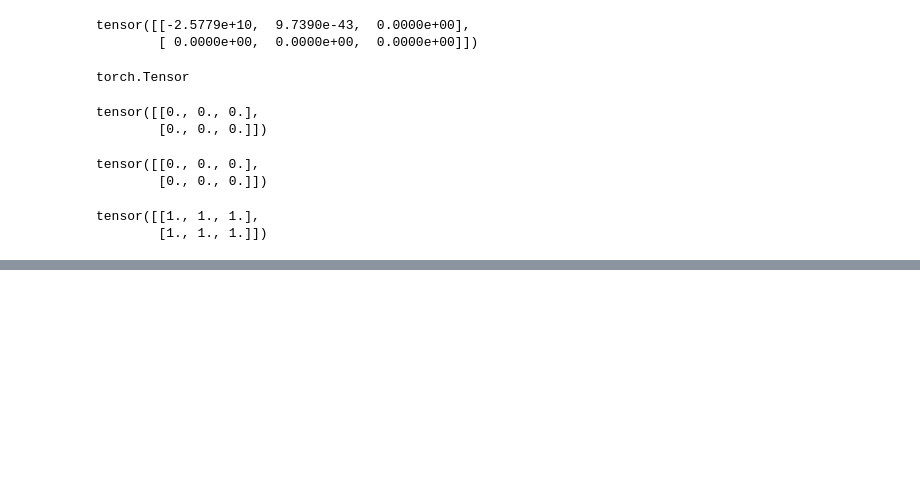
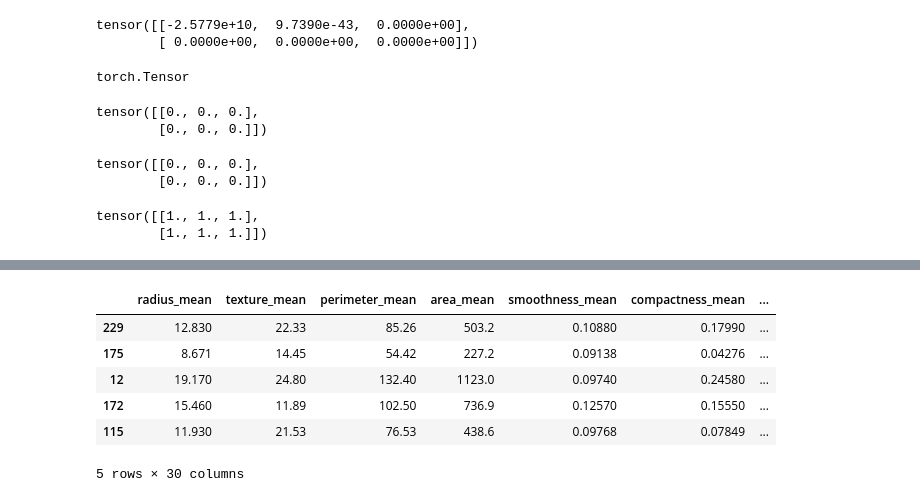
Before and after one commit to ajinkyaabhang/genai_bootcamp, a Jupyter notebook: pytorch.ipynb, the cells around one changed output, grey strips where cells are left out. Saved outputs shown, nothing was run; the diff lists cells and outputs as text; code cells hidden in the pictures; blank space fills up the shorter version.

Commit message:
training with pytorch

```diff
--- a/pytorch.ipynb
+++ b/pytorch.ipynb
@@ -36,0 +667,13 @@ tensor([[1., 1., 1.],
+# %%
+
+X_train, X_test, y_train, y_test = train_test_split(data.iloc[:, 1:], data.iloc[:, 0], test_size=0.2)
+# %%
+X_train.head()
+# %% [output]
+|  | radius_mean | texture_mean | perimeter_mean | area_mean | smoothness_mean | compactness_mean | ... |
+| 229 | 12.830 | 22.33 | 85.26 | 503.2 | 0.10880 | 0.17990 | ... |
+| 175 | 8.671 | 14.45 | 54.42 | 227.2 | 0.09138 | 0.04276 | ... |
+| 12 | 19.170 | 24.80 | 132.40 | 1123.0 | 0.09740 | 0.24580 | ... |
+| 172 | 15.460 | 11.89 | 102.50 | 736.9 | 0.12570 | 0.15550 | ... |
+| 115 | 11.930 | 21.53 | 76.53 | 438.6 | 0.09768 | 0.07849 | ... |
+5 rows × 30 columns
```
Also changed, not shown: parts of 132 cells of this notebook.
